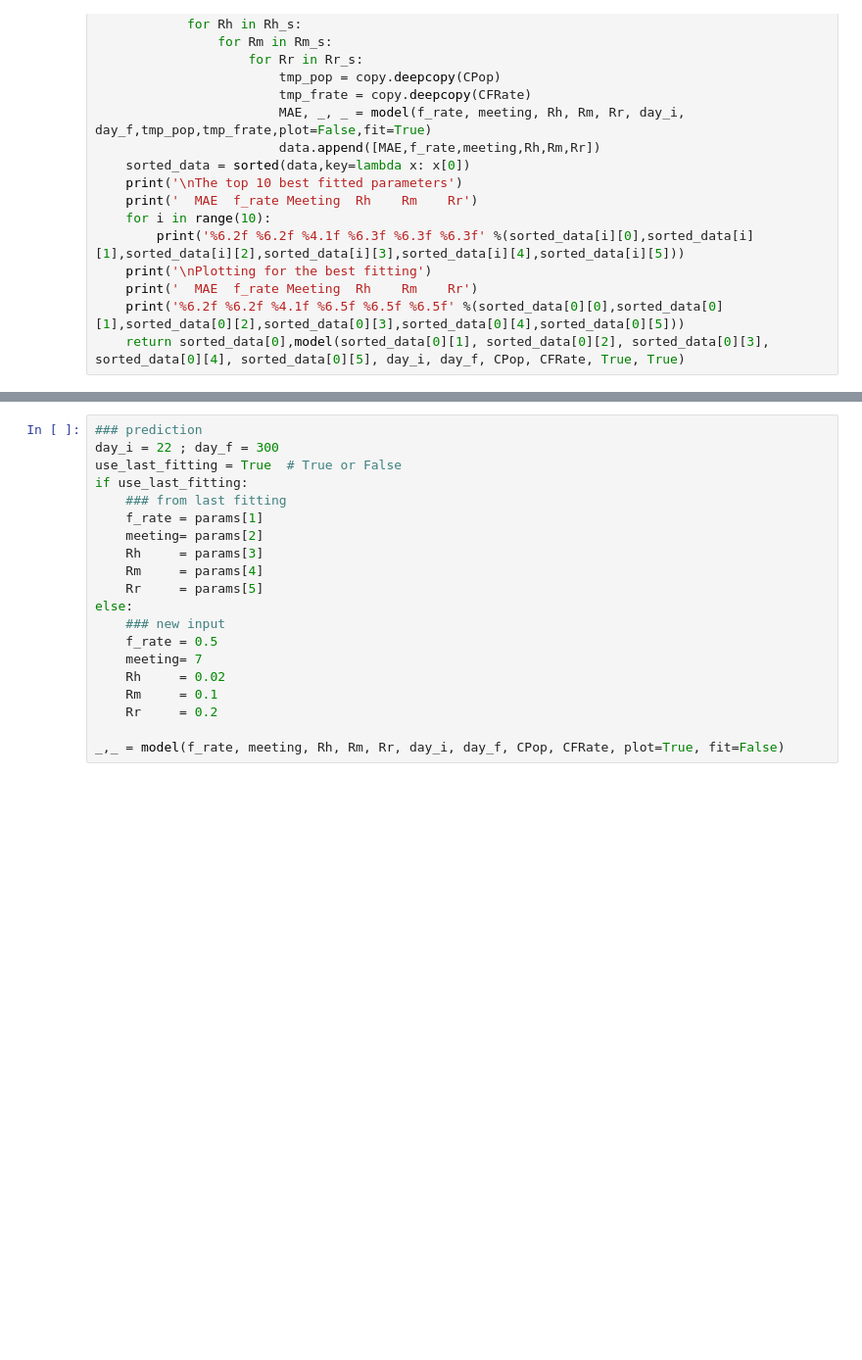
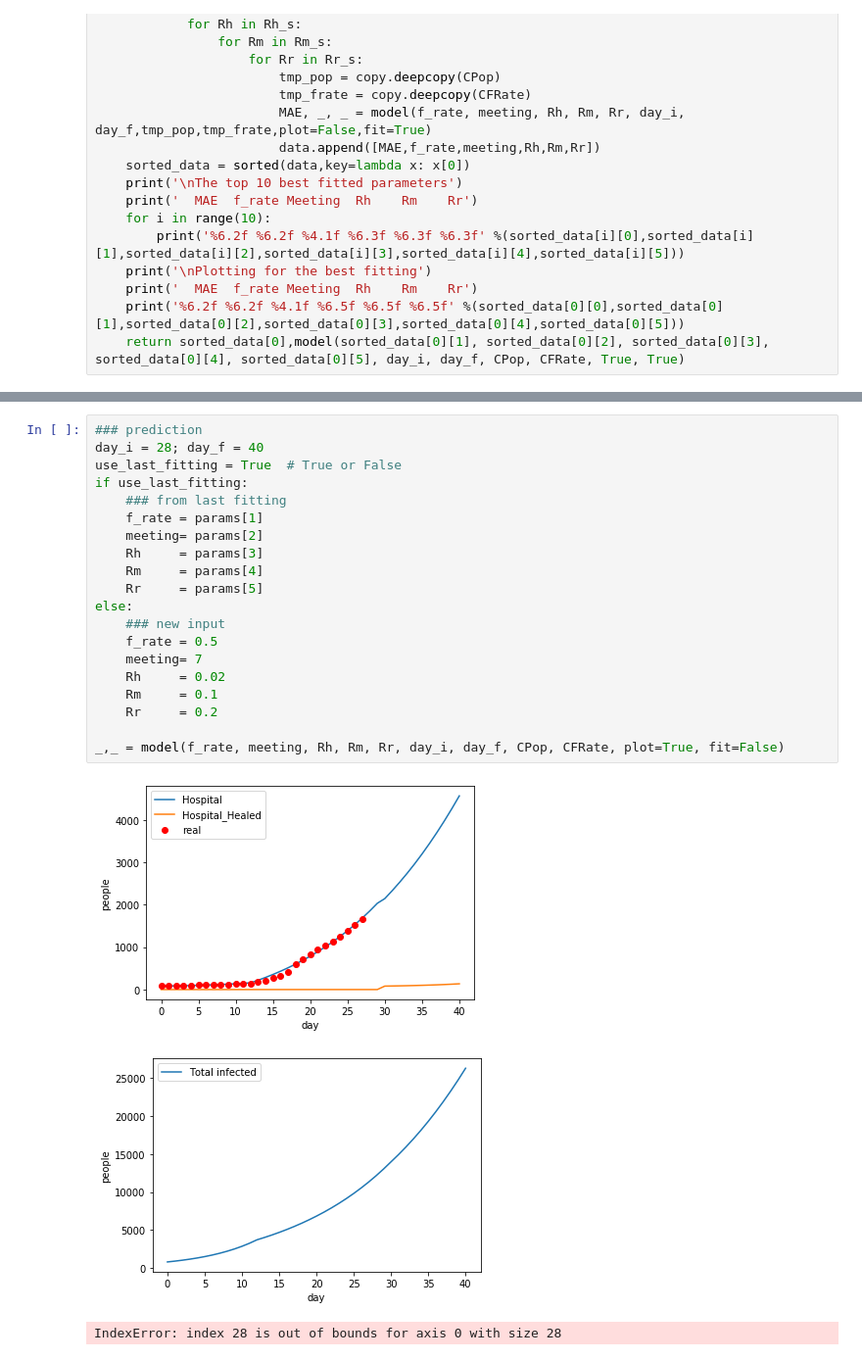
Before and after one commit to aofphy/covid19CMT, a Jupyter notebook: covid_modifiy_Rate-dev4.ipynb, the cells around one changed output, grey strips where cells are left out. Shown at 98% size. Saved outputs shown, nothing was run; the diff lists cells and outputs as text; blank space fills up the shorter version.

```diff
--- a/covid_modifiy_Rate-dev4.ipynb
+++ b/covid_modifiy_Rate-dev4.ipynb
@@ -202,20 +208,24 @@ Plotting for the best fitting
 # %%
 ### prediction
-day_i = 22 ; day_f = 300
+day_i = 28; day_f = 40
 use_last_fitting = True  # True or False
 if use_last_fitting:
     ### from last fitting
     f_rate = params[1]
     meeting= params[2]
     Rh     = params[3]
     Rm     = params[4]
     Rr     = params[5]
 else:
     ### new input
     f_rate = 0.5
     meeting= 7
     Rh     = 0.02
     Rm     = 0.1
     Rr     = 0.2
 
 _,_ = model(f_rate, meeting, Rh, Rm, Rr, day_i, day_f, CPop, CFRate, plot=True, fit=False)
+# %% [output]
+[figure, added]
+[figure, added]
+IndexError: index 28 is out of bounds for axis 0 with size 28
```
Also changed, not shown: parts of 4 cells of this notebook, 9 other files.
